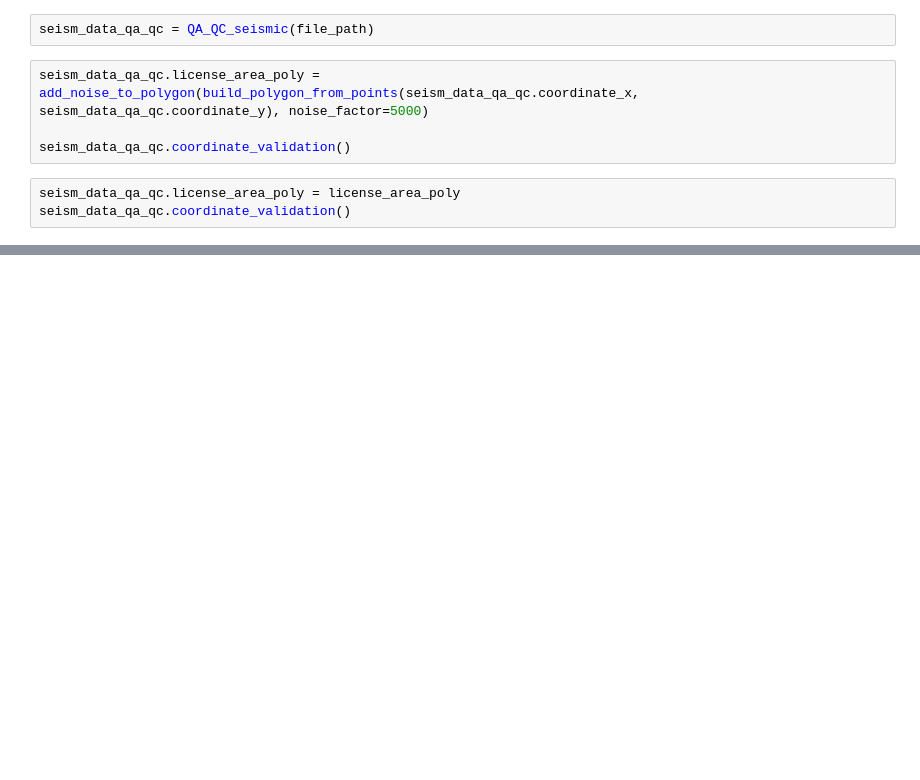
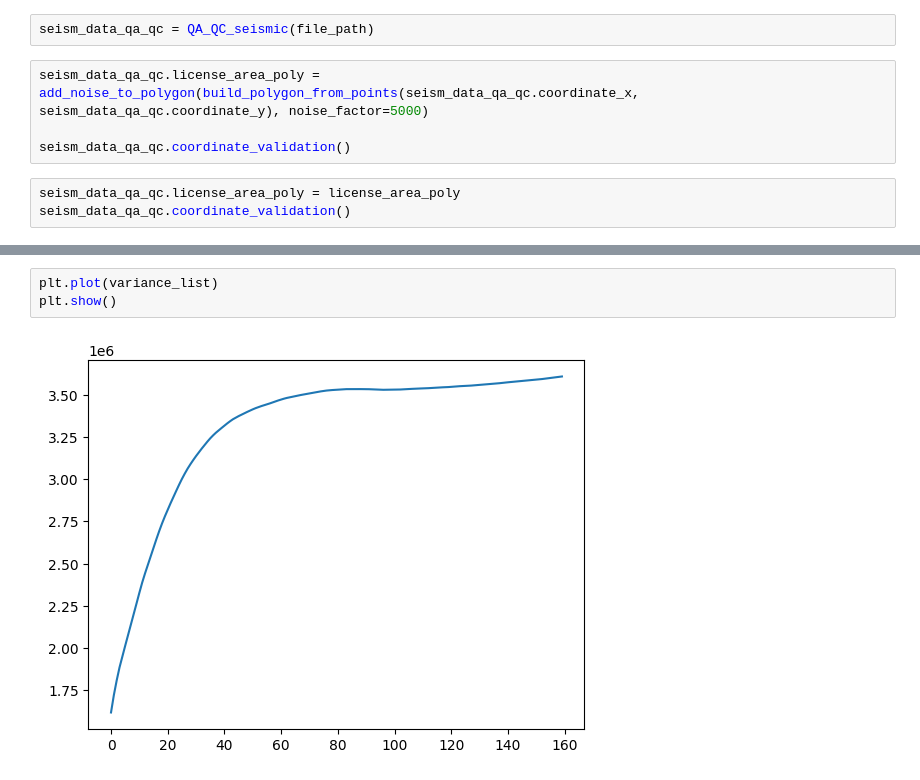
Before and after one commit to Salnikov-MaX/QA_QC_proj, a Jupyter notebook: workflow.ipynb, the cells around one changed output, grey strips where cells are left out. Cells and saved outputs as stored; diff of their text form; blank space fills up the shorter version.

```diff
--- a/workflow.ipynb
+++ b/workflow.ipynb
@@ -302,0 +545,5 @@ seism_data_qa_qc.coordinate_validation()
+# %%
+plt.plot(variance_list)
+plt.show()
+# %% [output]
+[figure, added]
```
Also changed, not shown: parts of 36 cells of this notebook, 3 other files.
